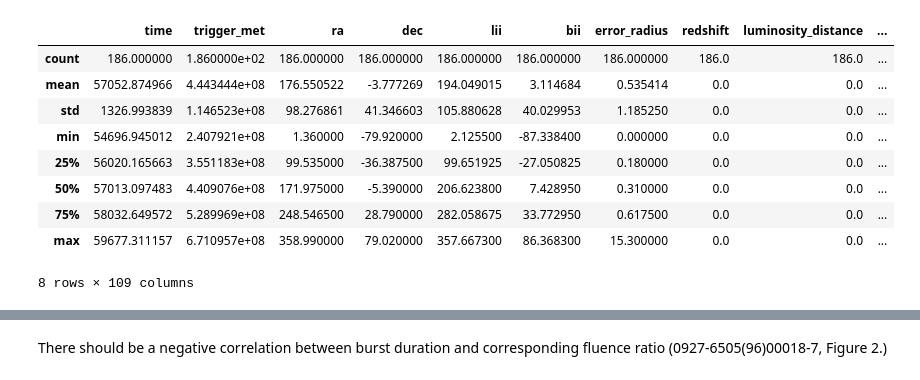
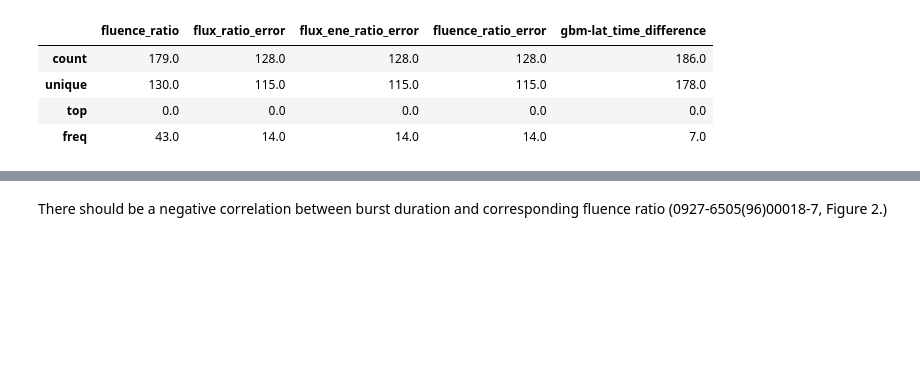
Before and after one commit to xboluna/Research, a Jupyter notebook: BHRad/GBM_Catalog_Searching/Exploring_possible_candidates.ipynb, the cells around one changed output, grey strips where cells are left out. Cells and saved outputs as stored; diff of their text form; code cells hidden in the pictures; blank space fills up the shorter version.

```diff
--- a/BHRad/GBM_Catalog_Searching/Exploring_possible_candidates.ipynb
+++ b/BHRad/GBM_Catalog_Searching/Exploring_possible_candidates.ipynb
@@ -27,36 +30,34 @@ memory usage: 153.4+ KB
 # %%
 # Apply the flux_ratio calculations
 targets['flux_ratio'] = targets['like_gbm_flux']/targets['like_lat_flux']
 targets['flux_ene_ratio'] = targets['like_gbm_flux_ene']/targets['like_lat_flux_ene']
 targets['fluence_ratio'] = targets['like_gbm_fluence']/targets['like_lat_fluence']
 
 def propagate_error(a, b, e_a, e_b):
     return np.abs(a/b) * np.sqrt( (e_a/a)**2 + (e_b/b) )
 
 targets['flux_ratio_error'] = propagate_error(targets['like_gbm_flux'],
                                               targets['like_lat_flux'],
                                               targets['like_gbm_flux_error'],
                                               targets['like_lat_flux_error'])
 
 targets['flux_ene_ratio_error'] = propagate_error(targets['like_gbm_flux_ene'],
                                                   targets['like_lat_flux_ene'],
                                                   targets['like_gbm_flux_ene_error'],
                                                   targets['like_lat_flux_ene_error'])
 
 targets['fluence_ratio_error'] = propagate_error(targets['like_gbm_fluence'],
                                                   targets['like_lat_fluence'],
                                                   targets['like_gbm_fluence_error'],
                                                   targets['like_lat_fluence_error'])
 
-targets.describe()
+# Generate time difference calculation
+targets['gbm-lat_time_difference'] = targets['like_gbm_t0'] - targets['like_lat_t0']
+
+targets.T.tail(5).T.describe()
 # %% [output]
-|  | time | trigger_met | ra | dec | lii | bii | error_radius | redshift | luminosity_distance | ... |
-| count | 186.000000 | 1.860000e+02 | 186.000000 | 186.000000 | 186.000000 | 186.000000 | 186.000000 | 186.0 | 186.0 | ... |
-| mean | 57052.874966 | 4.443444e+08 | 176.550522 | -3.777269 | 194.049015 | 3.114684 | 0.535414 | 0.0 | 0.0 | ... |
-| std | 1326.993839 | 1.146523e+08 | 98.276861 | 41.346603 | 105.880628 | 40.029953 | 1.185250 | 0.0 | 0.0 | ... |
-| min | 54696.945012 | 2.407921e+08 | 1.360000 | -79.920000 | 2.125500 | -87.338400 | 0.000000 | 0.0 | 0.0 | ... |
-| 25% | 56020.165663 | 3.551183e+08 | 99.535000 | -36.387500 | 99.651925 | -27.050825 | 0.180000 | 0.0 | 0.0 | ... |
-| 50% | 57013.097483 | 4.409076e+08 | 171.975000 | -5.390000 | 206.623800 | 7.428950 | 0.310000 | 0.0 | 0.0 | ... |
-| 75% | 58032.649572 | 5.289969e+08 | 248.546500 | 28.790000 | 282.058675 | 33.772950 | 0.617500 | 0.0 | 0.0 | ... |
-| max | 59677.311157 | 6.710957e+08 | 358.990000 | 79.020000 | 357.667300 | 86.368300 | 15.300000 | 0.0 | 0.0 | ... |
+|  | fluence_ratio | flux_ratio_error | flux_ene_ratio_error | fluence_ratio_error | gbm-lat_time_difference |
+| count | 179.0 | 128.0 | 128.0 | 128.0 | 186.0 |
+| unique | 130.0 | 115.0 | 115.0 | 115.0 | 178.0 |
+| top | 0.0 | 0.0 | 0.0 | 0.0 | 0.0 |
+| freq | 43.0 | 14.0 | 14.0 | 14.0 | 7.0 |
-8 rows × 109 columns
```
Also changed, not shown: parts of 9 cells of this notebook, 7 other files.
